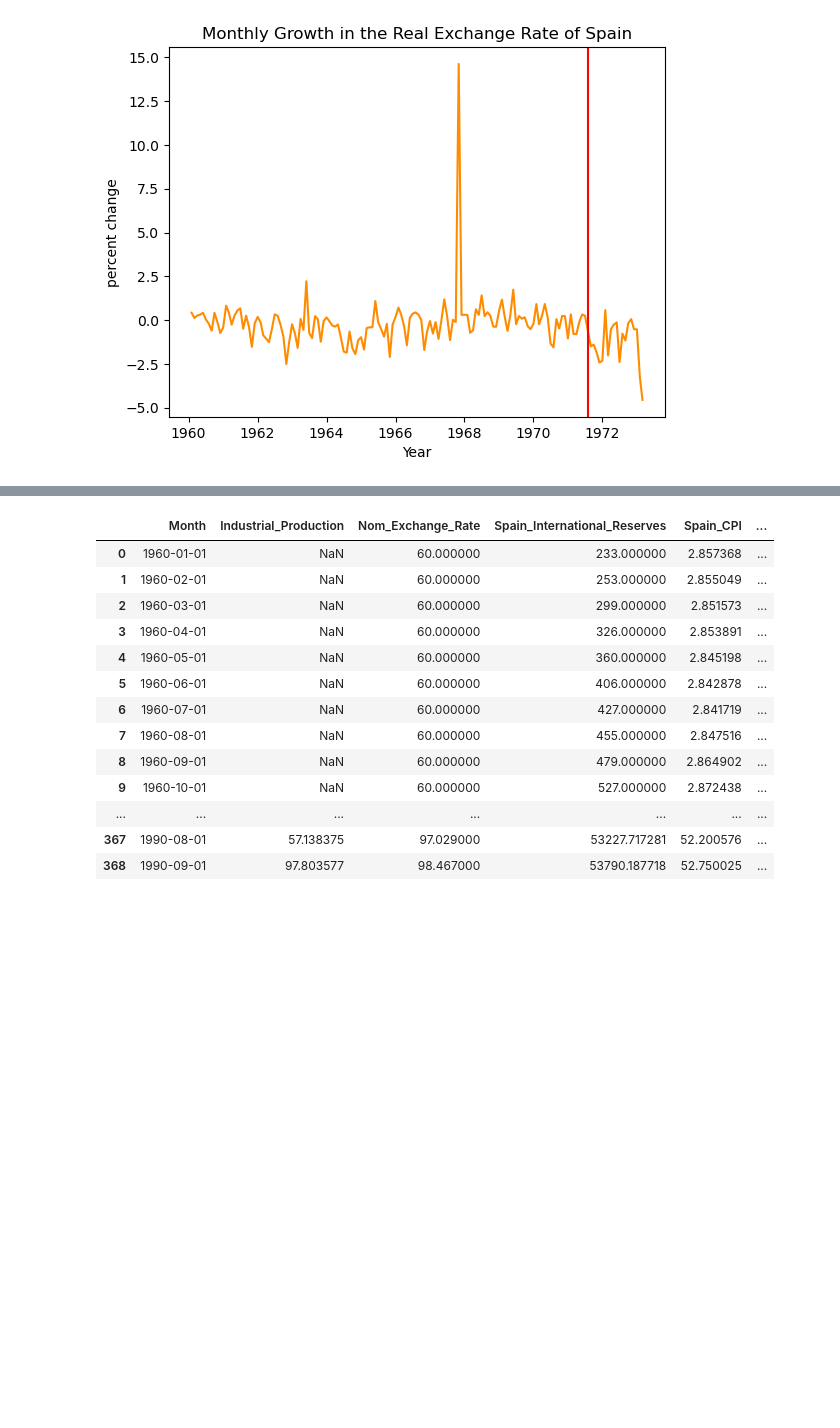
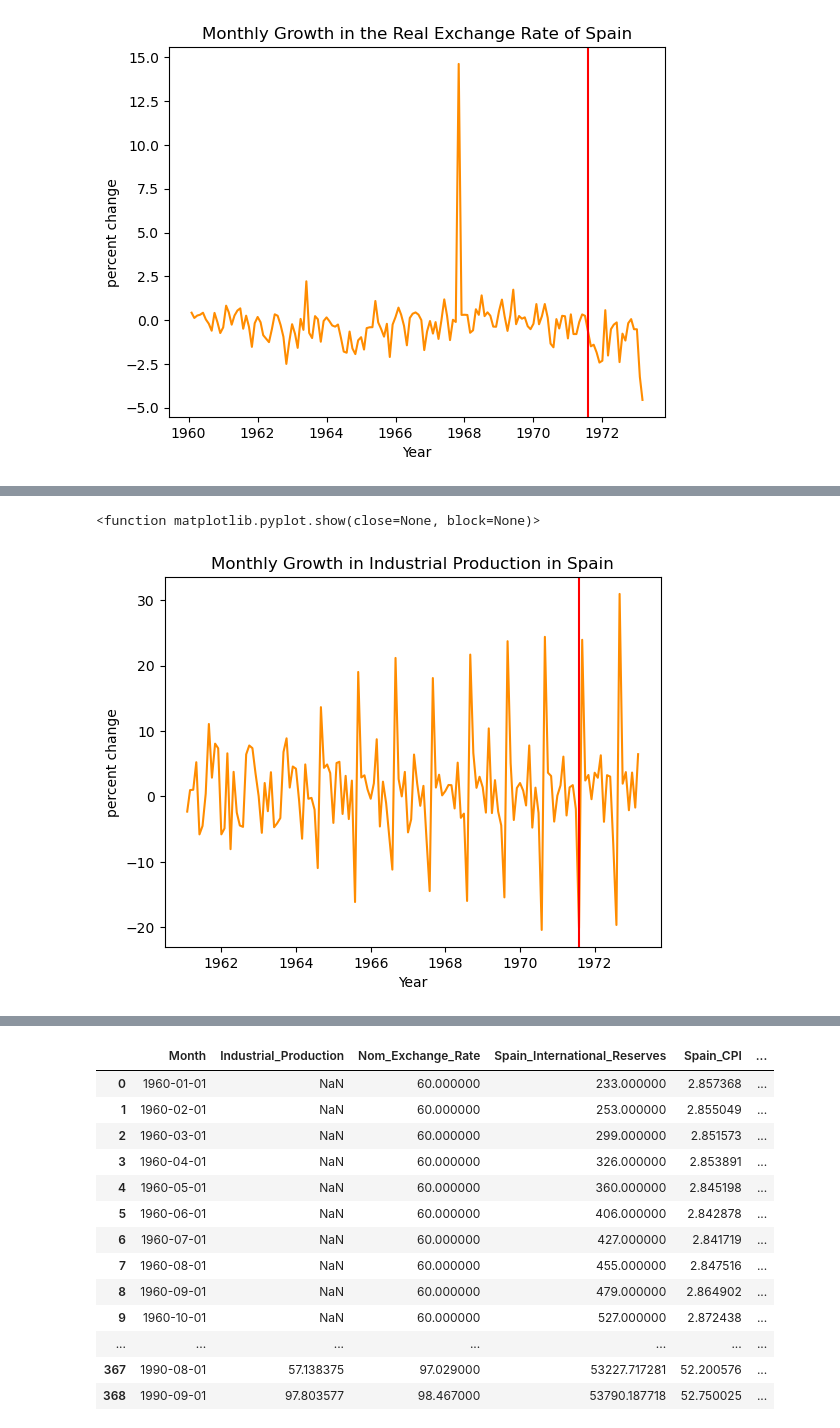
Before and after one commit to sophie-hy-fung/spain-bretton-woods, a Jupyter notebook: data_cleaning.ipynb, the cells around one changed output, grey strips where cells are left out. Cells and saved outputs as stored; diff of their text form; code cells hidden in the pictures; blank space fills up the shorter version.

```diff
--- a/data_cleaning.ipynb
+++ b/data_cleaning.ipynb
@@ -152,0 +165,11 @@ plt.show
+# %%
+plt.plot(shortened_df['Month'], shortened_df['Industrial_Production_Monthly_Growth'], color='darkorange')
+plt.axvline(x = datetime.datetime(1971, 8, 1), color='r')
+plt.title('Monthly Growth in Industrial Production in Spain')
+plt.xlabel('Year')
+plt.ylabel('percent change')
+plt.savefig('figures/Industrial_Production_Monthly_Growth.png')
+plt.show
+# %% [output]
+<function matplotlib.pyplot.show(close=None, block=None)>
+[figure, added]
```
Also changed, not shown: parts of 6 cells of this notebook, 1 other file.
